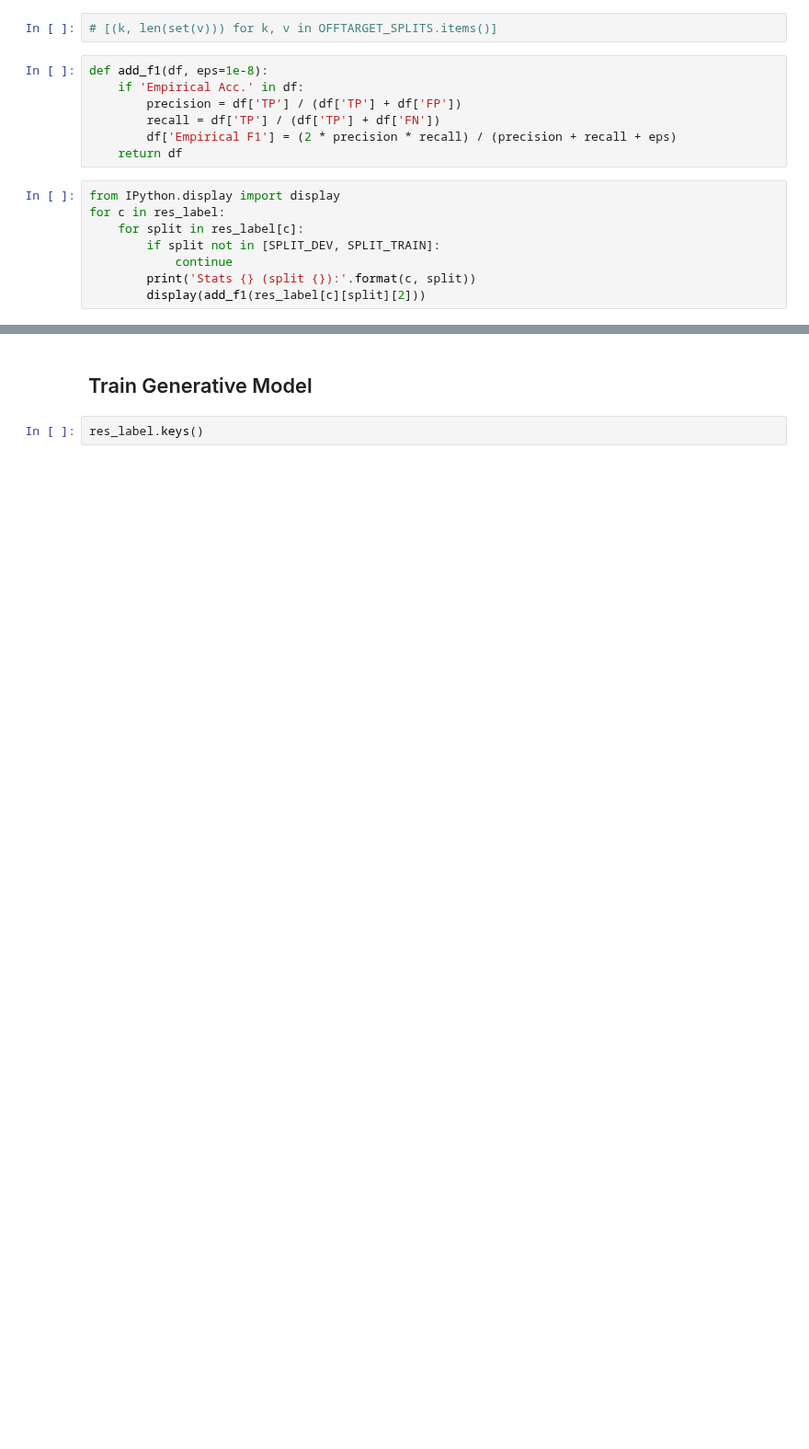
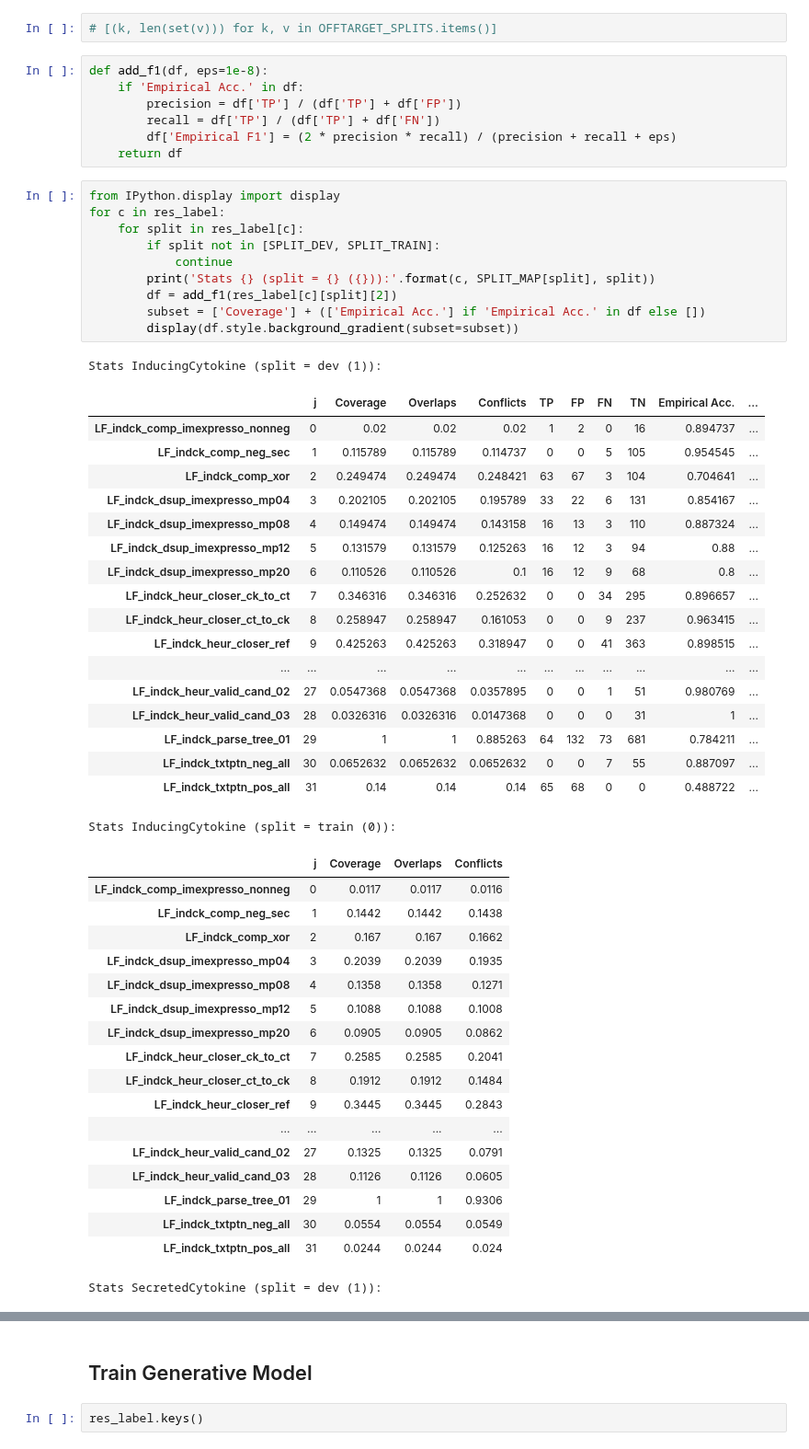
Before and after one commit to hammerlab/t-cell-relation-extraction, a Jupyter notebook: pipeline/09-candidate-lfs.ipynb, the cells around one changed output, grey strips where cells are left out. Shown at 92% size. Saved outputs shown, nothing was run; the diff lists cells and outputs as text; blank space fills up the shorter version.

```diff
--- a/pipeline/09-candidate-lfs.ipynb
+++ b/pipeline/09-candidate-lfs.ipynb
@@ -710,8 +730,48 @@ def add_f1(df, eps=1e-8):
 # %%
 from IPython.display import display
 for c in res_label:
     for split in res_label[c]:
         if split not in [SPLIT_DEV, SPLIT_TRAIN]:
             continue
-        print('Stats {} (split {}):'.format(c, split))
-        display(add_f1(res_label[c][split][2]))
+        print('Stats {} (split = {} ({})):'.format(c, SPLIT_MAP[split], split))
+        df = add_f1(res_label[c][split][2])
+        subset = ['Coverage'] + (['Empirical Acc.'] if 'Empirical Acc.' in df else [])
+        display(df.style.background_gradient(subset=subset))
+# %% [output]
+Stats InducingCytokine (split = dev (1)):
+|  | j | Coverage | Overlaps | Conflicts | TP | FP | FN | TN | Empirical Acc. | ... |
+| LF_indck_comp_imexpresso_nonneg | 0 | 0.02 | 0.02 | 0.02 | 1 | 2 | 0 | 16 | 0.894737 | ... |
+| LF_indck_comp_neg_sec | 1 | 0.115789 | 0.115789 | 0.114737 | 0 | 0 | 5 | 105 | 0.954545 | ... |
+| LF_indck_comp_xor | 2 | 0.249474 | 0.249474 | 0.248421 | 63 | 67 | 3 | 104 | 0.704641 | ... |
+| LF_indck_dsup_imexpresso_mp04 | 3 | 0.202105 | 0.202105 | 0.195789 | 33 | 22 | 6 | 131 | 0.854167 | ... |
+| LF_indck_dsup_imexpresso_mp08 | 4 | 0.149474 | 0.149474 | 0.143158 | 16 | 13 | 3 | 110 | 0.887324 | ... |
+| LF_indck_dsup_imexpresso_mp12 | 5 | 0.131579 | 0.131579 | 0.125263 | 16 | 12 | 3 | 94 | 0.88 | ... |
+| LF_indck_dsup_imexpresso_mp20 | 6 | 0.110526 | 0.110526 | 0.1 | 16 | 12 | 9 | 68 | 0.8 | ... |
+| LF_indck_heur_closer_ck_to_ct | 7 | 0.346316 | 0.346316 | 0.252632 | 0 | 0 | 34 | 295 | 0.896657 | ... |
+| LF_indck_heur_closer_ct_to_ck | 8 | 0.258947 | 0.258947 | 0.161053 | 0 | 0 | 9 | 237 | 0.963415 | ... |
+| LF_indck_heur_closer_ref | 9 | 0.425263 | 0.425263 | 0.318947 | 0 | 0 | 41 | 363 | 0.898515 | ... |
+| ... | ... | ... | ... | ... | ... | ... | ... | ... | ... | ... |
+| LF_indck_heur_valid_cand_02 | 27 | 0.0547368 | 0.0547368 | 0.0357895 | 0 | 0 | 1 | 51 | 0.980769 | ... |
+| LF_indck_heur_valid_cand_03 | 28 | 0.0326316 | 0.0326316 | 0.0147368 | 0 | 0 | 0 | 31 | 1 | ... |
+| LF_indck_parse_tree_01 | 29 | 1 | 1 | 0.885263 | 64 | 132 | 73 | 681 | 0.784211 | ... |
+| LF_indck_txtptn_neg_all | 30 | 0.0652632 | 0.0652632 | 0.0652632 | 0 | 0 | 7 | 55 | 0.887097 | ... |
+| LF_indck_txtptn_pos_all | 31 | 0.14 | 0.14 | 0.14 | 65 | 68 | 0 | 0 | 0.488722 | ... |
+Stats InducingCytokine (split = train (0)):
+|  | j | Coverage | Overlaps | Conflicts |
+| LF_indck_comp_imexpresso_nonneg | 0 | 0.0117 | 0.0117 | 0.0116 |
+| LF_indck_comp_neg_sec | 1 | 0.1442 | 0.1442 | 0.1438 |
+| LF_indck_comp_xor | 2 | 0.167 | 0.167 | 0.1662 |
+| LF_indck_dsup_imexpresso_mp04 | 3 | 0.2039 | 0.2039 | 0.1935 |
+| LF_indck_dsup_imexpresso_mp08 | 4 | 0.1358 | 0.1358 | 0.1271 |
+| LF_indck_dsup_imexpresso_mp12 | 5 | 0.1088 | 0.1088 | 0.1008 |
+| LF_indck_dsup_imexpresso_mp20 | 6 | 0.0905 | 0.0905 | 0.0862 |
+| LF_indck_heur_closer_ck_to_ct | 7 | 0.2585 | 0.2585 | 0.2041 |
+| LF_indck_heur_closer_ct_to_ck | 8 | 0.1912 | 0.1912 | 0.1484 |
+| LF_indck_heur_closer_ref | 9 | 0.3445 | 0.3445 | 0.2843 |
+| ... | ... | ... | ... | ... |
+| LF_indck_heur_valid_cand_02 | 27 | 0.1325 | 0.1325 | 0.0791 |
+| LF_indck_heur_valid_cand_03 | 28 | 0.1126 | 0.1126 | 0.0605 |
+| LF_indck_parse_tree_01 | 29 | 1 | 1 | 0.9306 |
+| LF_indck_txtptn_neg_all | 30 | 0.0554 | 0.0554 | 0.0549 |
+| LF_indck_txtptn_pos_all | 31 | 0.0244 | 0.0244 | 0.024 |
+Stats SecretedCytokine (split = dev (1)):
```
Also changed, not shown: parts of 7 cells of this notebook, 2 other files.
